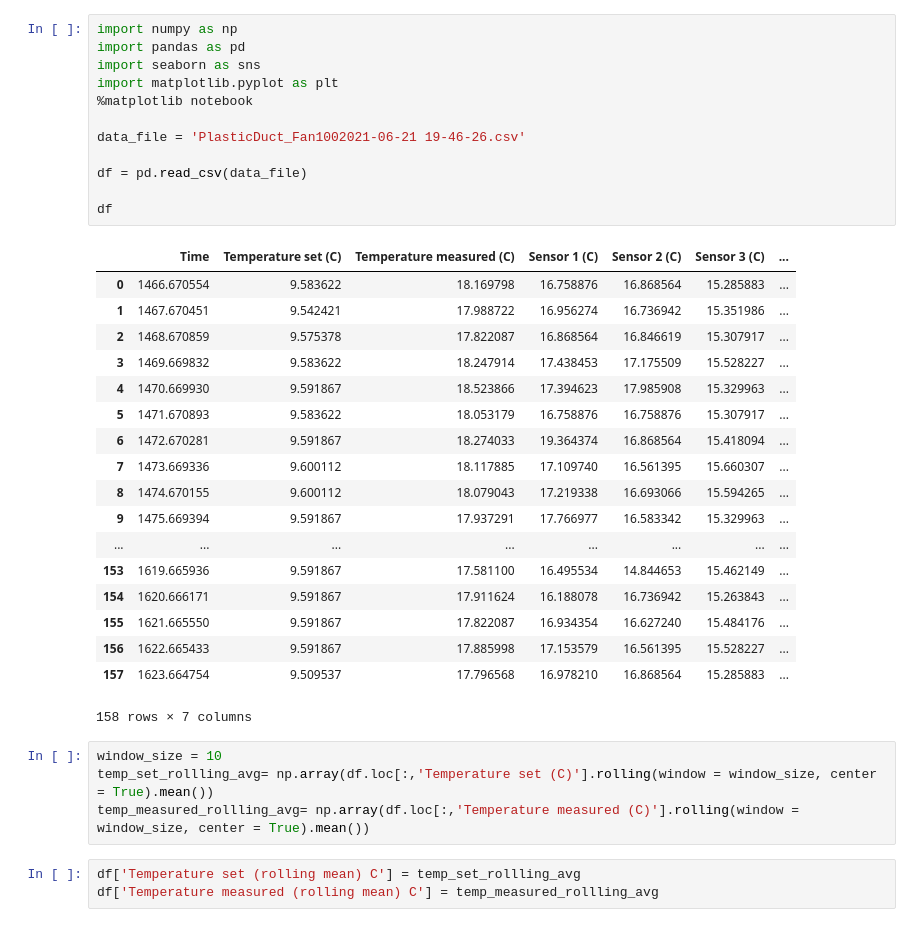
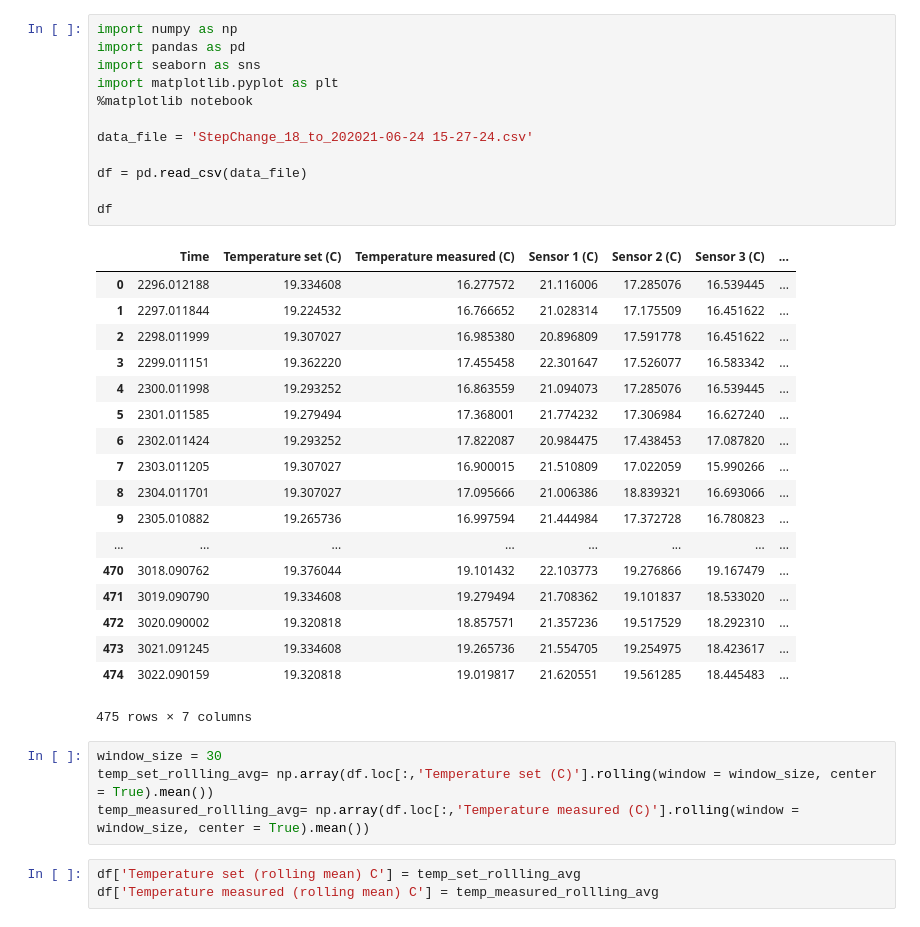
Before and after one commit to deepakkrishnamurthy/DeepCool, a Jupyter notebook: testing_data/DeepCool testing plots.ipynb, the cells around one changed output. Cells and saved outputs as stored; diff of their text form.

```diff
--- a/testing_data/DeepCool testing plots.ipynb
+++ b/testing_data/DeepCool testing plots.ipynb
@@ -1,36 +1,36 @@
 # %%
 import numpy as np
 import pandas as pd
 import seaborn as sns
 import matplotlib.pyplot as plt
 %matplotlib notebook
 
-data_file = 'PlasticDuct_Fan1002021-06-21 19-46-26.csv'
+data_file = 'StepChange_18_to_202021-06-24 15-27-24.csv'
 
 df = pd.read_csv(data_file)
 
 df
 # %% [output]
 |  | Time | Temperature set (C) | Temperature measured (C) | Sensor 1 (C) | Sensor 2 (C) | Sensor 3 (C) | ... |
-| 0 | 1466.670554 | 9.583622 | 18.169798 | 16.758876 | 16.868564 | 15.285883 | ... |
-| 1 | 1467.670451 | 9.542421 | 17.988722 | 16.956274 | 16.736942 | 15.351986 | ... |
-| 2 | 1468.670859 | 9.575378 | 17.822087 | 16.868564 | 16.846619 | 15.307917 | ... |
-| 3 | 1469.669832 | 9.583622 | 18.247914 | 17.438453 | 17.175509 | 15.528227 | ... |
-| 4 | 1470.669930 | 9.591867 | 18.523866 | 17.394623 | 17.985908 | 15.329963 | ... |
-| 5 | 1471.670893 | 9.583622 | 18.053179 | 16.758876 | 16.758876 | 15.307917 | ... |
-| 6 | 1472.670281 | 9.591867 | 18.274033 | 19.364374 | 16.868564 | 15.418094 | ... |
-| 7 | 1473.669336 | 9.600112 | 18.117885 | 17.109740 | 16.561395 | 15.660307 | ... |
-| 8 | 1474.670155 | 9.600112 | 18.079043 | 17.219338 | 16.693066 | 15.594265 | ... |
-| 9 | 1475.669394 | 9.591867 | 17.937291 | 17.766977 | 16.583342 | 15.329963 | ... |
+| 0 | 2296.012188 | 19.334608 | 16.277572 | 21.116006 | 17.285076 | 16.539445 | ... |
+| 1 | 2297.011844 | 19.224532 | 16.766652 | 21.028314 | 17.175509 | 16.451622 | ... |
+| 2 | 2298.011999 | 19.307027 | 16.985380 | 20.896809 | 17.591778 | 16.451622 | ... |
+| 3 | 2299.011151 | 19.362220 | 17.455458 | 22.301647 | 17.526077 | 16.583342 | ... |
+| 4 | 2300.011998 | 19.293252 | 16.863559 | 21.094073 | 17.285076 | 16.539445 | ... |
+| 5 | 2301.011585 | 19.279494 | 17.368001 | 21.774232 | 17.306984 | 16.627240 | ... |
+| 6 | 2302.011424 | 19.293252 | 17.822087 | 20.984475 | 17.438453 | 17.087820 | ... |
+| 7 | 2303.011205 | 19.307027 | 16.900015 | 21.510809 | 17.022059 | 15.990266 | ... |
+| 8 | 2304.011701 | 19.307027 | 17.095666 | 21.006386 | 18.839321 | 16.693066 | ... |
+| 9 | 2305.010882 | 19.265736 | 16.997594 | 21.444984 | 17.372728 | 16.780823 | ... |
 | ... | ... | ... | ... | ... | ... | ... | ... |
-| 153 | 1619.665936 | 9.591867 | 17.581100 | 16.495534 | 14.844653 | 15.462149 | ... |
-| 154 | 1620.666171 | 9.591867 | 17.911624 | 16.188078 | 16.736942 | 15.263843 | ... |
-| 155 | 1621.665550 | 9.591867 | 17.822087 | 16.934354 | 16.627240 | 15.484176 | ... |
-| 156 | 1622.665433 | 9.591867 | 17.885998 | 17.153579 | 16.561395 | 15.528227 | ... |
-| 157 | 1623.664754 | 9.509537 | 17.796568 | 16.978210 | 16.868564 | 15.285883 | ... |
+| 470 | 3018.090762 | 19.376044 | 19.101432 | 22.103773 | 19.276866 | 19.167479 | ... |
+| 471 | 3019.090790 | 19.334608 | 19.279494 | 21.708362 | 19.101837 | 18.533020 | ... |
+| 472 | 3020.090002 | 19.320818 | 18.857571 | 21.357236 | 19.517529 | 18.292310 | ... |
+| 473 | 3021.091245 | 19.334608 | 19.265736 | 21.554705 | 19.254975 | 18.423617 | ... |
+| 474 | 3022.090159 | 19.320818 | 19.019817 | 21.620551 | 19.561285 | 18.445483 | ... |
-158 rows × 7 columns
+475 rows × 7 columns
 # %%
-window_size = 10
+window_size = 30
 temp_set_rollling_avg= np.array(df.loc[:,'Temperature set (C)'].rolling(window = window_size, center = True).mean())
 temp_measured_rollling_avg= np.array(df.loc[:,'Temperature measured (C)'].rolling(window = window_size, center = True).mean())
 # %%
```
Also changed, not shown: parts of 1 cell of this notebook, 21 other files.
